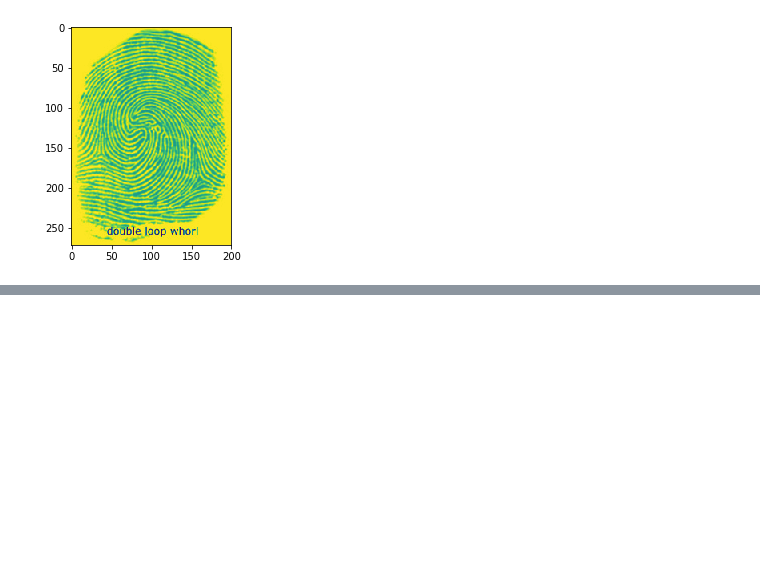
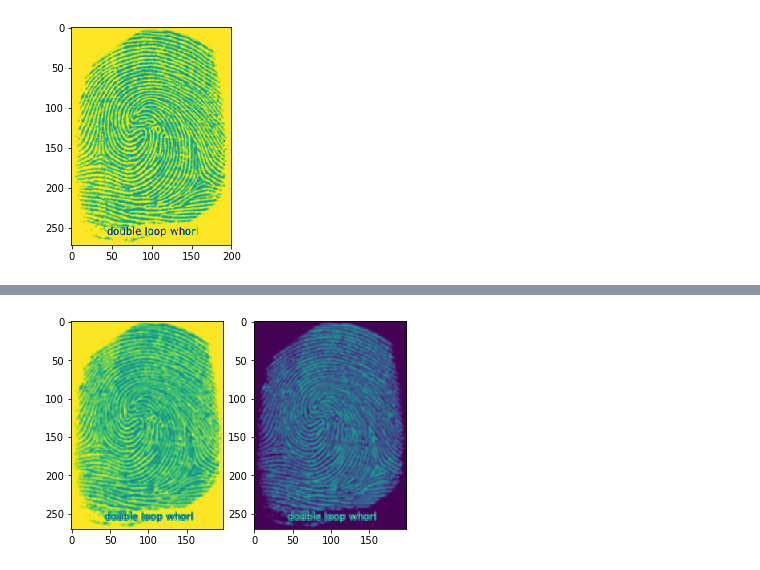
Before and after one commit to mastercljohnson/FingerPrint-Project, a Jupyter notebook: fingerprint_area.ipynb, the cells around one changed output, grey strips where cells are left out. Saved outputs shown, nothing was run; the diff lists cells and outputs as text; code cells hidden in the pictures; blank space fills up the shorter version.

Commit message:
sobel kernels work, am working on corner detection

```diff
--- a/fingerprint_area.ipynb
+++ b/fingerprint_area.ipynb
@@ -194,3 +198,86 @@ for q in range (1, n*K)
     #wrap col i
 
 # achieves n*n rows
+# %%
+# import opencv for grayscale conversion
+import cv2
+import numpy as np
+import matplotlib.pyplot as plt
+
+# Convolution for pictures
+# image is the matrix of pixels for the image
+# kernel is the matrix for the kernel to convolve with
+# returns the convolved matrix with values in each position the weights
+def convolve( image , kernel ):
+    # Check if the values of the kernel are larger than the image
+    if ( image.shape[0] < kernel.shape[0] or image.shape[1] < kernel.shape[1] ):
+        return 0;
+    # initialize matrix of pixels as a list
+    # matrix is a list of list of values where each list within matrix is
+    # a row for the convoluted values
+    matrix = []
+    for i in range ( 0 , image.shape[0] - kernel.shape[0] + 1 ):
+        # add rows to the matrix as lists
+        row = []
+        for j in range ( 0 , image.shape[1] - kernel.shape[1] + 1 ):
+            v = 0;
+            # convolve with kernel by summing the values
+            for b in range ( 0 , kernel.shape[0] ):
+                for a in range ( 0 , kernel.shape[1] ):
+                    v += image[i+a][j+b] * kernel[b][a]
+            row.append(v)
+        matrix.append(row)
+
+    # Return matrix
+    return matrix
+
+image = np.array([[1,2,3],[1,2,3],[1,2,3]])
+kernel = np.array([[1,1],[2,2]])
+
+print(convolve(image,kernel))
+print(image.shape[0])
+print(image.shape[1])
+
+
+
+# define the sobel operator for both vertical and horizontal
+hsobel = np.array([[-1,0,1],[-2,0,2],[-1,0,1]])
+vsobel = np.array([[1,2,1],[0,0,0],[-1,-2,-1]])
+
+# Test things
+middleshrink = np.array([[2,2,2],[2,-2,2],[2,2,2]])
+middlebulge = np.array([[-2,-2,-2],[-2,2,-2],[-2,-2,-2]])
+
+# for edge detection gaussian blur may be required
+graymtx = cv2.imread('C://Users/mastercljohnson/Desktop/Levchenko_Project_Readings/Pictures_of_fingerprints/Original_fingerprint.jpg')
+
+graymtx = cv2.cvtColor( graymtx, cv2.COLOR_RGB2GRAY )
+
+reverse_gray = (255 - graymtx)
+
+
+newimgh = convolve(graymtx,hsobel)
+
+newimgv = convolve( graymtx , vsobel)
+
+newmid = convolve(graymtx, middleshrink)
+
+newmidup = convolve(graymtx, middlebulge)
+
+
+
+f, arr = plt.subplots(1,2)
+
+# arr[0].imshow(graymtx)
+
+# arr[1].imshow(reverse_gray)
+
+# arr[2].imshow(newimgh)
+
+# arr[3].imshow(newimgv)
+
+arr[0].imshow(newmid)
+arr[1].imshow(newmidup)
+
+plt.show()
+# %% [output]
@@ -196,0 +287 @@ for q in range (1, n*K)
+[figure, added]
```
Also changed, not shown: parts of 3 cells of this notebook.
